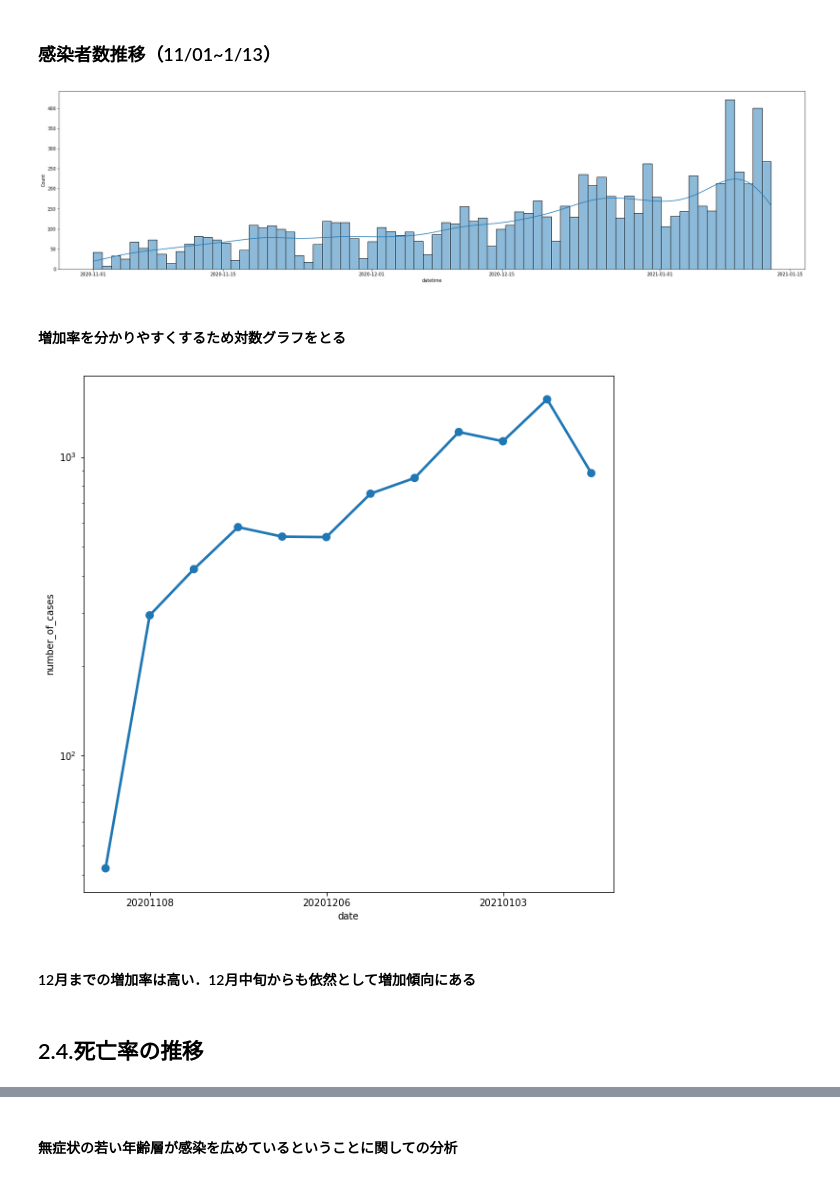
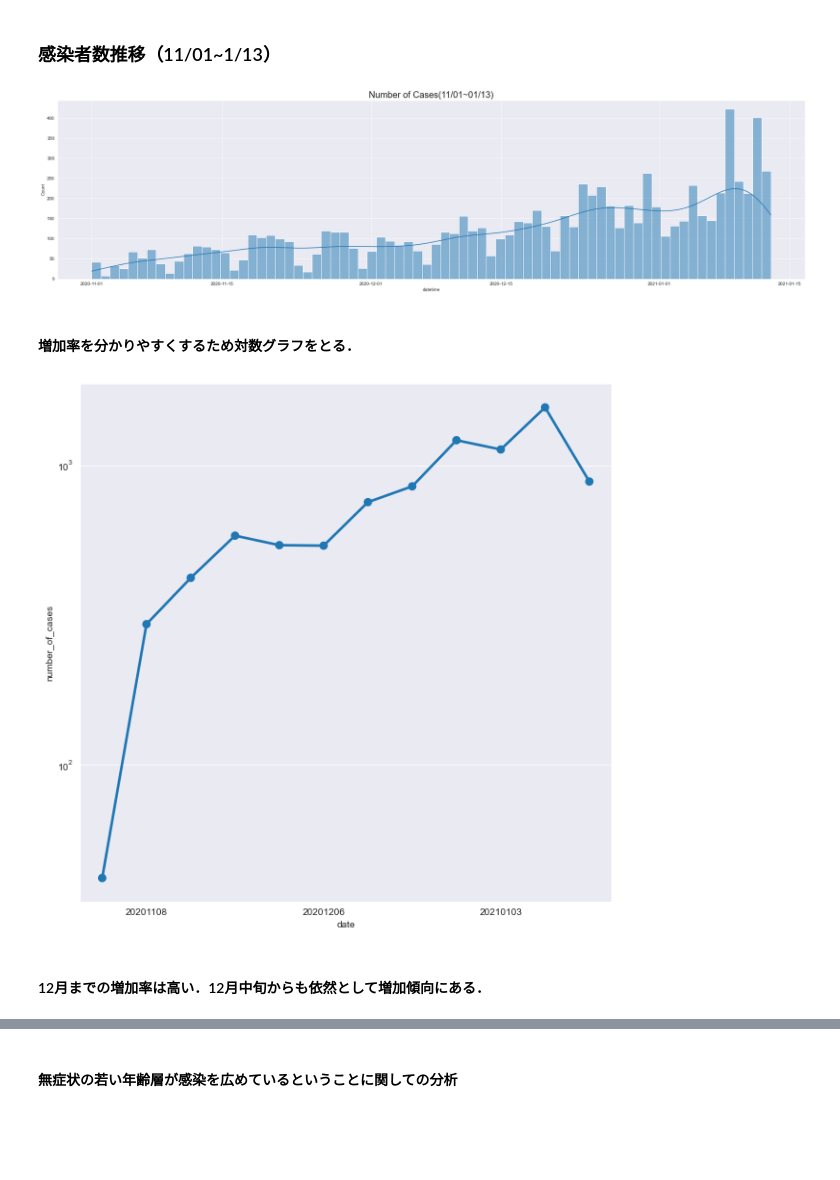
Before and after one commit to ka70/covid_EDA_2021, a Jupyter notebook: covid19_yokohama_analysis.ipynb, the cells around one changed output, grey strips where cells are left out. Drawn from its saved outputs; the diff is of its cells as text; code cells hidden in the pictures; blank space fills up the shorter version.

```diff
--- a/covid19_yokohama_analysis.ipynb
+++ b/covid19_yokohama_analysis.ipynb
@@ -74,5 +72,7 @@ df.head()
 # age ヒストグラム
 plt.figure(figsize=(20,20))
 plt.subplot(3,1,1)
+plt.title('Number of Cases by Age', fontsize=20)
+sns.set_style(style='darkgrid')
 sns.distplot(df['age'], kde=False, rug=False, bins=10)
 # %% [output]
@@ -188,17 +200,19 @@ sns.histplot(df["datetime"],bins=bins_max, kde=True)
 # %%
 df_2011to2101 = df[df["date"] >= "20201101"]
 
 plt.figure(figsize=(30,25))
 plt.subplot(3,1,1)
+plt.title('Number of Cases(11/01~01/13)', fontsize=20)
+
 # sns.distplot(df['age'], kde=False, rug=False, bins=10)
 bins_max=df_2011to2101["datetime"].max()-df_2011to2101["datetime"].min()
 bins_max=bins_max.days+1
 sns.histplot(df_2011to2101["datetime"],bins=bins_max, kde=True)
 plt.show()
 # %% [output]
-[figure, old version]
+[figure, new version]
 # %% [markdown]
-#### 増加率を分かりやすくするため対数グラフをとる
+#### 増加率を分かりやすくするため対数グラフをとる．
 # %%
 # 一週間ごとに集計（11月~1月）
 df_temp = df_2011to2101.set_index('datetime')
@@ -222,8 +236,6 @@ for i in range(len(xticks)):
 
 plt.show()
 # %% [output]
-[figure, old version]
+[figure, new version]
 # %% [markdown]
-#### 12月までの増加率は高い．12月中旬からも依然として増加傾向にある
+#### 12月までの増加率は高い．12月中旬からも依然として増加傾向にある．
-# %% [markdown]
-## 2.4.死亡率の推移
```
Also changed, not shown: parts of 27 cells of this notebook.
